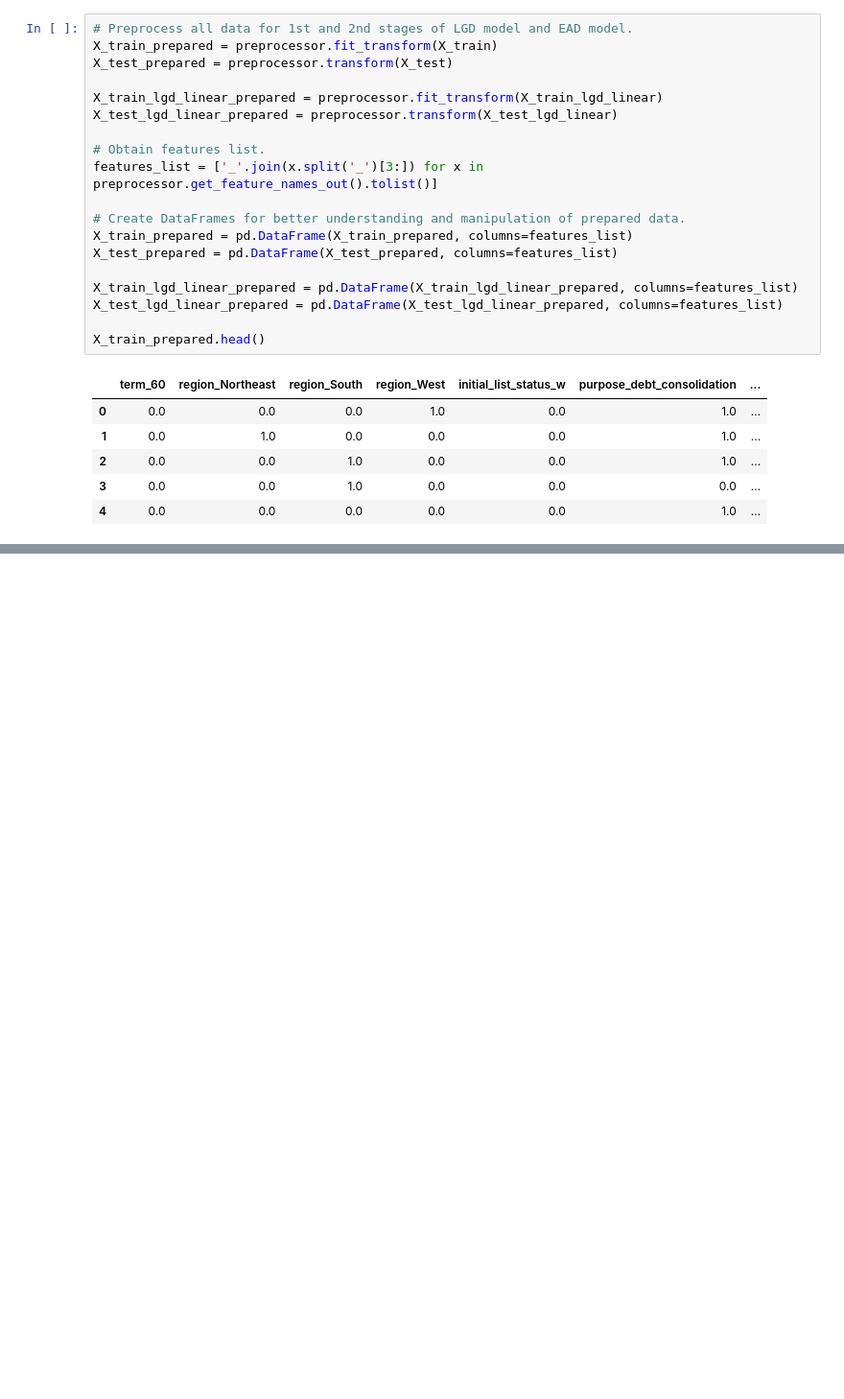
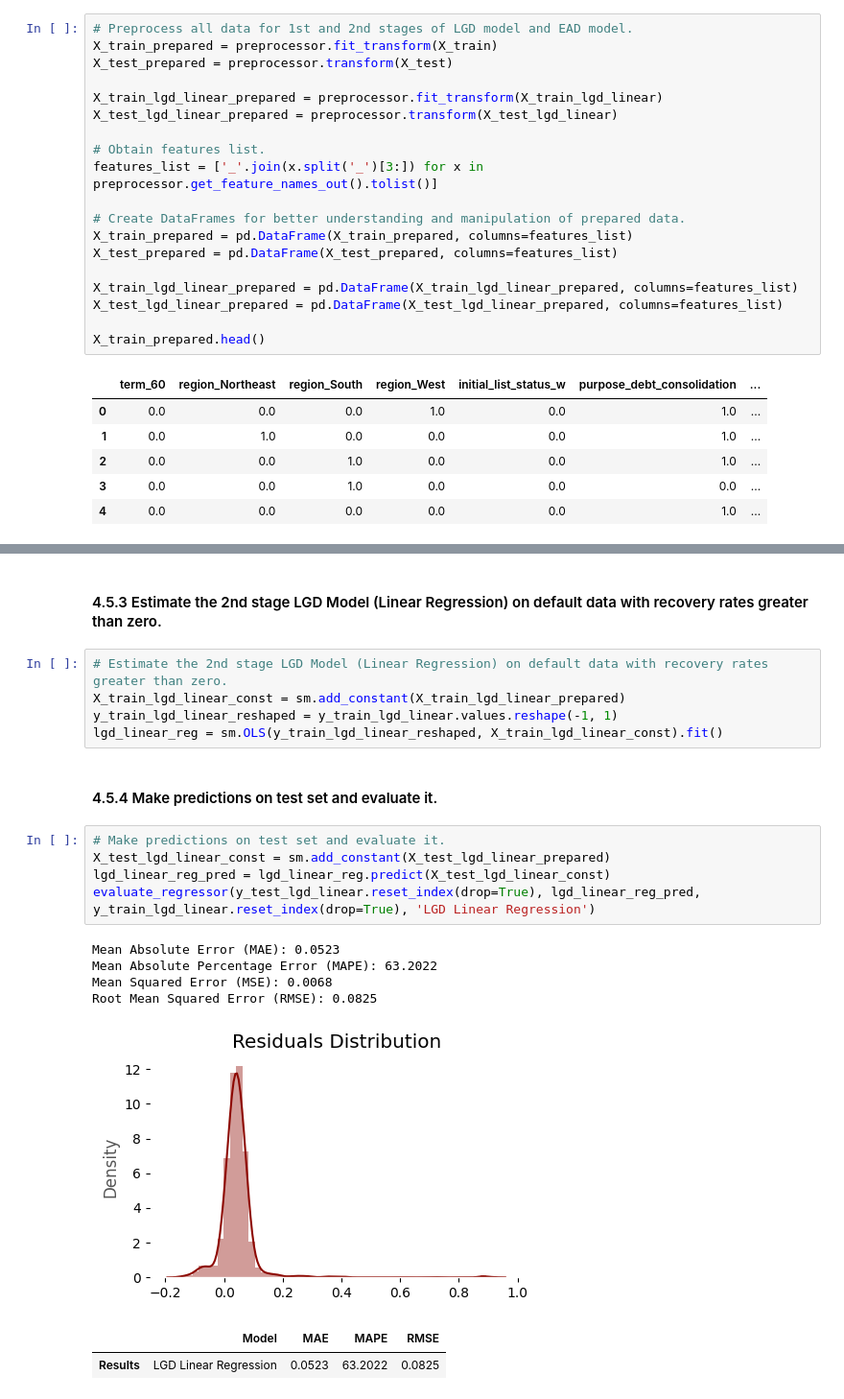
Before and after one commit to allmeidaapedro/Lending-Club-Credit-Scoring, a Jupyter notebook: notebooks/4_lgd_ead_modeling.ipynb, the cells around one changed output, grey strips where cells are left out. Shown at 96% size. Cells and saved outputs as stored; diff of their text form; blank space fills up the shorter version.

```diff
--- a/notebooks/4_lgd_ead_modeling.ipynb
+++ b/notebooks/4_lgd_ead_modeling.ipynb
@@ -405,0 +482,22 @@ X_train_prepared.head()
+# %% [markdown]
+#### 4.5.3 Estimate the 2nd stage LGD Model (Linear Regression) on default data with recovery rates greater than zero.
+# %%
+# Estimate the 2nd stage LGD Model (Linear Regression) on default data with recovery rates greater than zero.
+X_train_lgd_linear_const = sm.add_constant(X_train_lgd_linear_prepared)
+y_train_lgd_linear_reshaped = y_train_lgd_linear.values.reshape(-1, 1)
+lgd_linear_reg = sm.OLS(y_train_lgd_linear_reshaped, X_train_lgd_linear_const).fit()
+# %% [markdown]
+#### 4.5.4 Make predictions on test set and evaluate it.
+# %%
+# Make predictions on test set and evaluate it.
+X_test_lgd_linear_const = sm.add_constant(X_test_lgd_linear_prepared)
+lgd_linear_reg_pred = lgd_linear_reg.predict(X_test_lgd_linear_const)
+evaluate_regressor(y_test_lgd_linear.reset_index(drop=True), lgd_linear_reg_pred, y_train_lgd_linear.reset_index(drop=True), 'LGD Linear Regression')
+# %% [output]
+Mean Absolute Error (MAE): 0.0523
+Mean Absolute Percentage Error (MAPE): 63.2022
+Mean Squared Error (MSE): 0.0068
+Root Mean Squared Error (RMSE): 0.0825
+[figure, added]
+|  | Model | MAE | MAPE | RMSE |
+| Results | LGD Linear Regression | 0.0523 | 63.2022 | 0.0825 |
```
Also changed, not shown: parts of 21 cells of this notebook, 1 other file.
